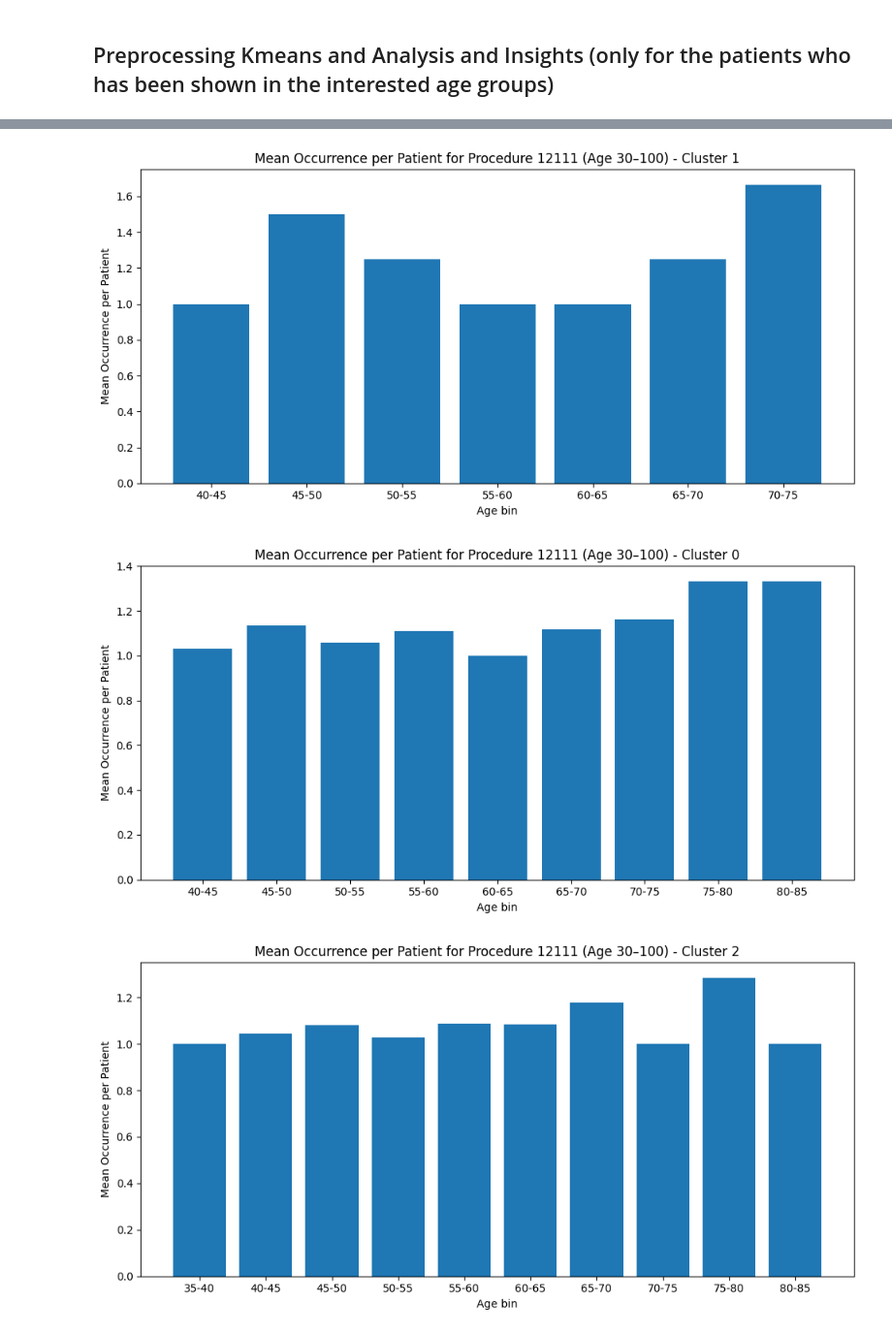
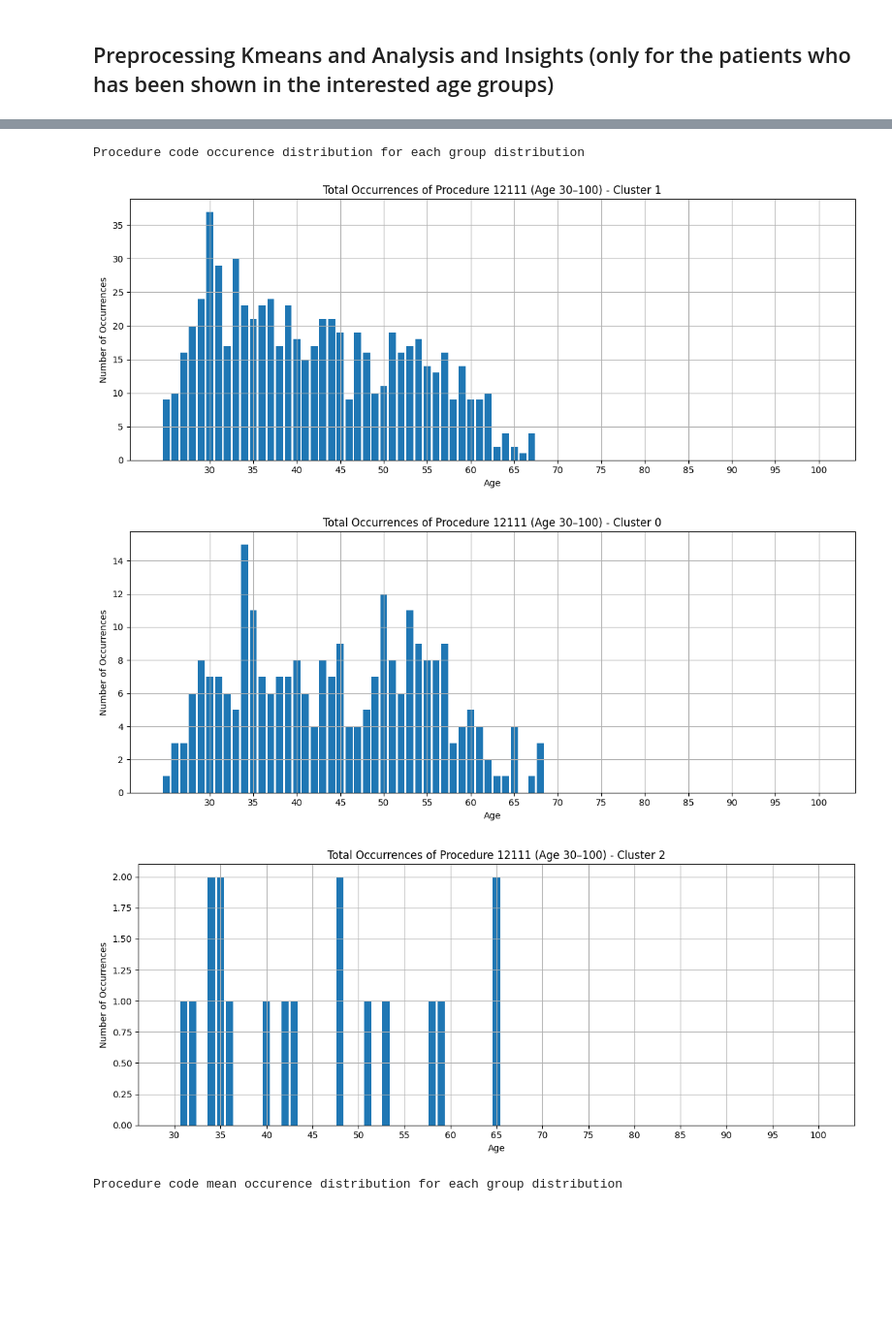
Before and after one commit to Fulankeee/SmilePass, a Jupyter notebook: Recommondation_Trajectory/Automated_Pipeline_Clustering_v1.ipynb, the cells around one changed output, grey strips where cells are left out. Shown: that part at 97% size. Cells and saved outputs as stored; diff of their text form; code cells hidden in the pictures; blank space fills up the shorter version.

```diff
--- a/Recommondation_Trajectory/Automated_Pipeline_Clustering_v1.ipynb
+++ b/Recommondation_Trajectory/Automated_Pipeline_Clustering_v1.ipynb
@@ -30,7 +32,7 @@ Splitted_age_group_output = r"C:\Frank\UoT 2024-2025\MIE8888 Project\M23\Split d
 # Path to the procedure code mapping excel file
 Procedure_code_description_path = r"C:\Frank\UoT 2024-2025\MIE8888 Project\M22\Procedure_Description_Mapping.xlsx"
 # Define age group boundary (Neede to update)
-Interested_age = 46 # e.g., if input is 31, then we are interested in 30-35; if input is 66, then we are interested in 65-70
+Interested_age = 33 # e.g., if input is 31, then we are interested in 30-35; if input is 66, then we are interested in 65-70
 # Fill in interested procedure code
 target_code='12111'
 
@@ -103,4 +100,6 @@ Saved: C:\Frank\UoT 2024-2025\MIE8888 Project\M23\Split dataframe in 5 years v1v
 # %%
+# Aggregating, Combining historical data and Clustering
+
 # Select relevant columns and store as df_subset
 procedure_cols = [col for col in df_next.columns if col.startswith('procedure_code_y_') or col.startswith('treatment_category_')]
 df_subset = df_next[base_cols + procedure_cols].copy()
@@ -140,4 +139,5 @@ agg_binary = df_target_age.groupby("patient_id")[binary_cols].sum()
 df_combined = pd.merge(agg_binary, df_hist, on='patient_id', how='left')
 
 # Apply Kmeans on combined data
-df_cluster_input = kmeans_clustering(df_combined, lower_boundary, upper_boundary, scale=False, silent=True)
+df_cluster_input, optimal_k = kmeans_clustering(df_combined, lower_boundary, upper_boundary, scale=False, silent=True)
+print(f'Kmeans Clustering Completed and there are {optimal_k} clusters')
@@ -215,16 +213,24 @@ table_non_basic = get_top_procedures_by_cluster(0, df_proc_timelines, Procedure_
 # %%
-print('The Kmeans cluster result:')
+# Key Ouputs:
 kmeans_clustering(df_combined, lower_boundary, upper_boundary, scale=False)
 
 print('Procedure code occurence distribution for each group distribution')
+plot_procedure_distribution(df_proc_timelines, target_code, average=False)
+
+print('Procedure code mean occurence distribution for each group distribution')
 plot_procedure_distribution(df_proc_timelines, target_code, average=True)
 
-print('Procedure code mean occurence distribution for each group distribution')
-plot_procedure_distribution(df_proc_timelines, target_code, average=False)
+table_basic = {}
+table_non_basic = {}
+for cluster_id in range(optimal_k):
+    table_basic[cluster_id] = get_top_procedures_by_cluster(cluster_id, df_proc_timelines, Procedure_code_description_path, True, 10)
+    table_non_basic[cluster_id] = get_top_procedures_by_cluster(cluster_id, df_proc_timelines, Procedure_code_description_path, False, 10)
 
-print('The top popular procedure codes table')
-print(table_basic)
+print("The Top Popular Procedure Codes by Cluster:")
+for cluster_id, table in table_basic.items():
+    print(f"\nCluster {cluster_id}:\n{table}")
 
-print('The top non-basic popular procedure codes table')
-print(table_non_basic)
+print('The Top Non-basic Popular Procedure Codes by Cluster:')
+for cluster_id, table in table_non_basic.items():
+    print(f"\nCluster {cluster_id}:\n{table}")
 # %% [output]
@@ -235,3 +240,5 @@ The optimal K being select is
+Procedure code occurence distribution for each group distribution
-[figure, old version]
+[figure, new version]
-[figure, old version]
+[figure, new version]
-[figure, old version]
+[figure, new version]
+Procedure code mean occurence distribution for each group distribution
```
Also changed, not shown: parts of 7 cells of this notebook, 1 other file.
